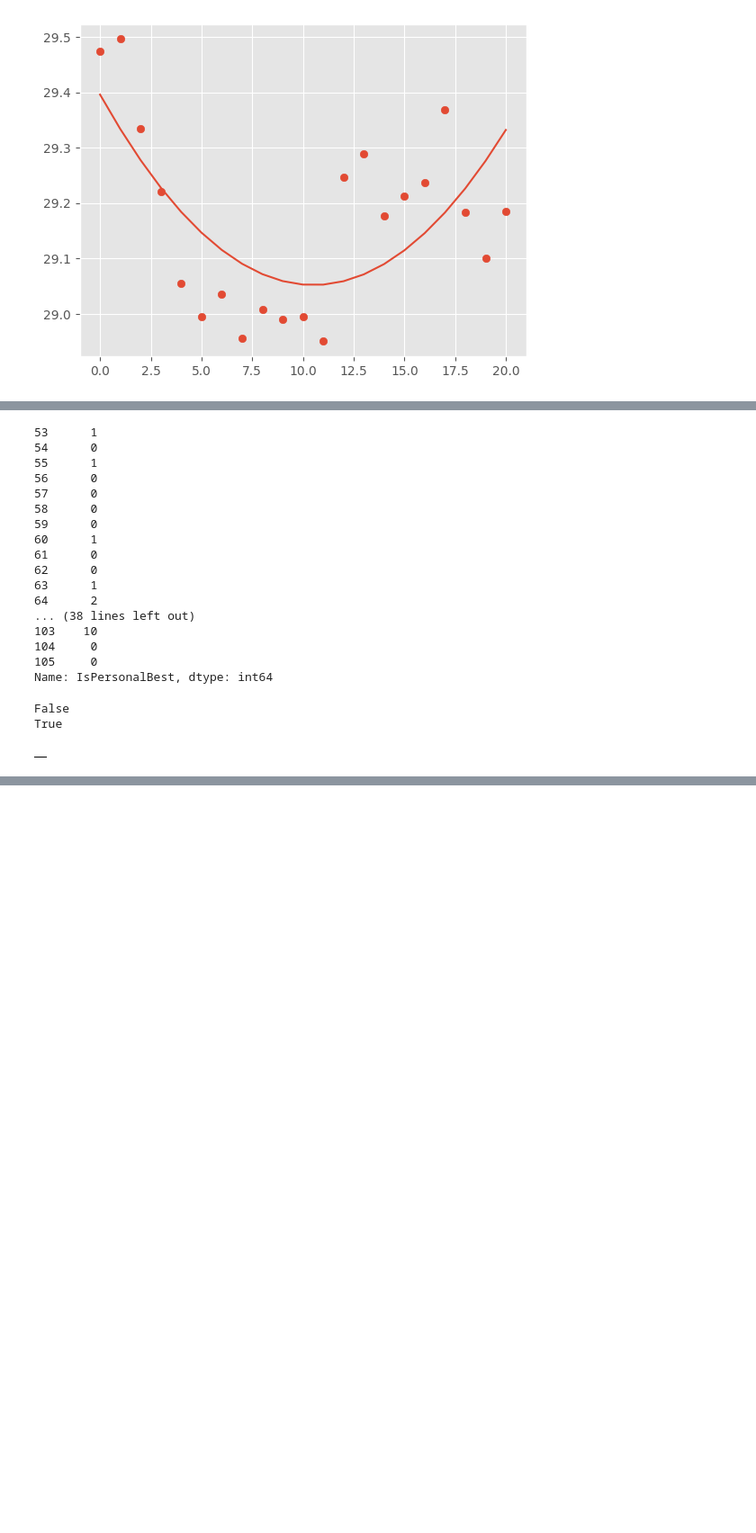
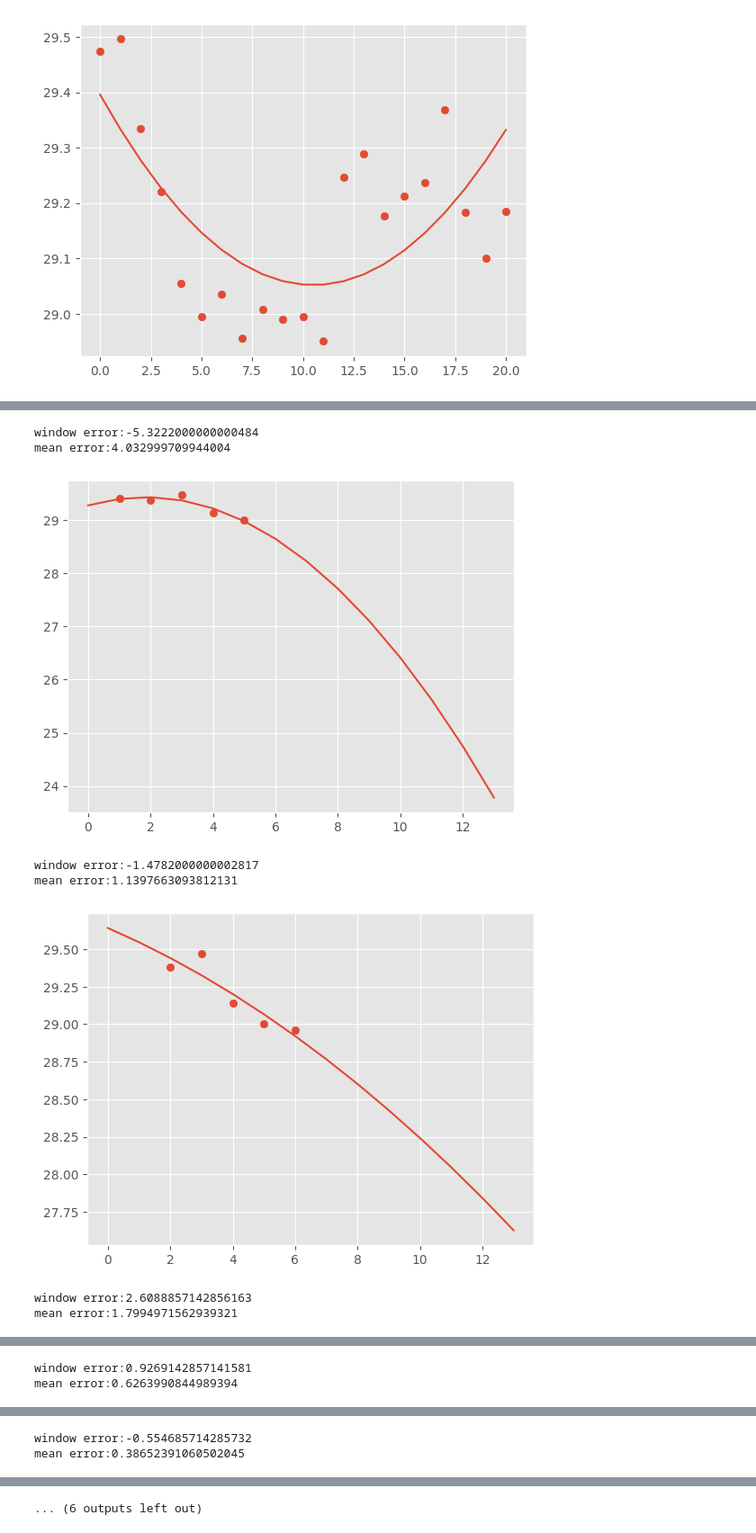
Before and after one commit to Aman-hebbale/pitstop, a Jupyter notebook: pit-stop-analysis.ipynb, the cells around one changed output, grey strips where cells are left out. Shown at 90% size. Drawn from its saved outputs; the diff is of its cells as text; code cells hidden in the pictures; blank space fills up the shorter version.

```diff
--- a/pit-stop-analysis.ipynb
+++ b/pit-stop-analysis.ipynb
@@ -115,11 +115,8 @@ ax.set_ylabel("laptime")
 plt.show()
 # %% [output]
 [figure]
-# %%
-max_laps=qatar_csv["Driver"].value_counts().max()
-qatar_csv["Finished"]=qatar_csv.groupby("Driver")["Driver"].transform(lambda x:x.count()==max_laps)
 # %%
-qatar_csv["PitLap"]=qatar_csv.groupby("Driver")["Stint"].transform(lambda x:x.ne(x.shift(-1).ffill()) if len(x)>1 else False)
+qatar_csv.loc[:,"PitLap"]=qatar_csv.groupby("Driver")["Stint"].transform(lambda x:x.ne(x.shift(-1).ffill()) if len(x)>1 else False)
 def pitLaps(x):
     x=x.reset_index(drop=True)
     return x[x].index.to_list()
@@ -213,6 +210,9 @@ HAM [15, 37]
 VER [22, 41]
 [figure]
 ... (28 outputs left out)
+# %%
+max_laps=qatar_csv["Driver"].value_counts().max()
+qatar_csv.loc[:,"Finished"]=qatar_csv.groupby("Driver")["Driver"].transform(lambda x:x.count()==max_laps)
 # %%
 coefficient=[]
 for driver in drivers:
@@ -281,30 +282,32 @@ Index(['Time', 'DriverNumber', 'LapTime', 'LapNumber', 'Stint', 'Sector1Time',
       dtype='object')
 # %%
+# qatar_csv=pd.read_csv("monza_2024.csv")
 qatar_csv["IsPersonalBest"]=~qatar_csv["IsPersonalBest"]
-qatar_csv.query("DriverNumber==81")["IsPersonalBest"].groupby((~qatar_csv["IsPersonalBest"]).cumsum()).cumsum()
+qatar_csv.loc[:,"CumulativeBadLaps"]=qatar_csv["IsPersonalBest"].groupby((~qatar_csv["IsPersonalBest"]).cumsum()).cumsum()
-# %% [output]
-53      1
-54      0
-55      1
-56      0
-57      0
-58      0
-59      0
-60      1
-61      0
-62      0
-63      1
-64      2
-... (38 lines left out)
-103    10
-104     0
-105     0
-Name: IsPersonalBest, dtype: int64
-# %%
-def func(x):
-    print(x.name)
-qatar_csv.query("DriverNumber==81").groupby("IsPersonalBest").apply(func)
-# %% [output]
-False
-True
-|  |
+# %%
+piaSector2=qatar_csv.query("DriverNumber==4")["Sector2"].to_list()[:14]
+# print(piaSector2)
+stint1=len(piaSector2)
+for i in range(5,stint1):
+    slice=piaSector2[i-4:i+1]
+    x=np.arange(i-4,i+1)
+    # print(slice,x)
+    polyModel=np.poly1d(np.polyfit(x,slice,2))
+    _,ax=plt.subplots()
+    plt.scatter(x,slice,label="sector2")
+    x_fit=np.arange(stint1)
+    print(f"window error:{polyModel(stint1-1)-piaSector2[stint1-1]}")
+    #mean3error=np.sqrt(((polyModel(stint1-1)-piaSector2[stint1-1])**2+(polyModel(stint1-2)-piaSector2[stint1-2])**2+(polyModel(stint1-3)-piaSector2[stint1-3])**2)/3)
+    mean3error = np.sqrt(np.mean([(polyModel(stint1 - i) - piaSector2[stint1 - i])**2 for i in range(1, 5)]))
+    print(f"mean error:{mean3error}")
+    plt.plot(x_fit,polyModel(x_fit))
+    plt.show()
+# %% [output]
+window error:-5.3222000000000484
+mean error:4.032999709944004
+[figure, added]
+window error:-1.4782000000002817
+mean error:1.1397663093812131
+[figure, added]
+window error:2.6088857142856163
+mean error:1.7994971562939321
@@ -310,0 +315,2 @@ True
+window error:0.9269142857141581
+mean error:0.6263990844989394
@@ -310,0 +318,2 @@ True
+window error:-0.554685714285732
+mean error:0.38652391060502045
@@ -310,0 +324 @@ True
+... (6 outputs left out)
```
Also changed, not shown: parts of 3 cells of this notebook.
